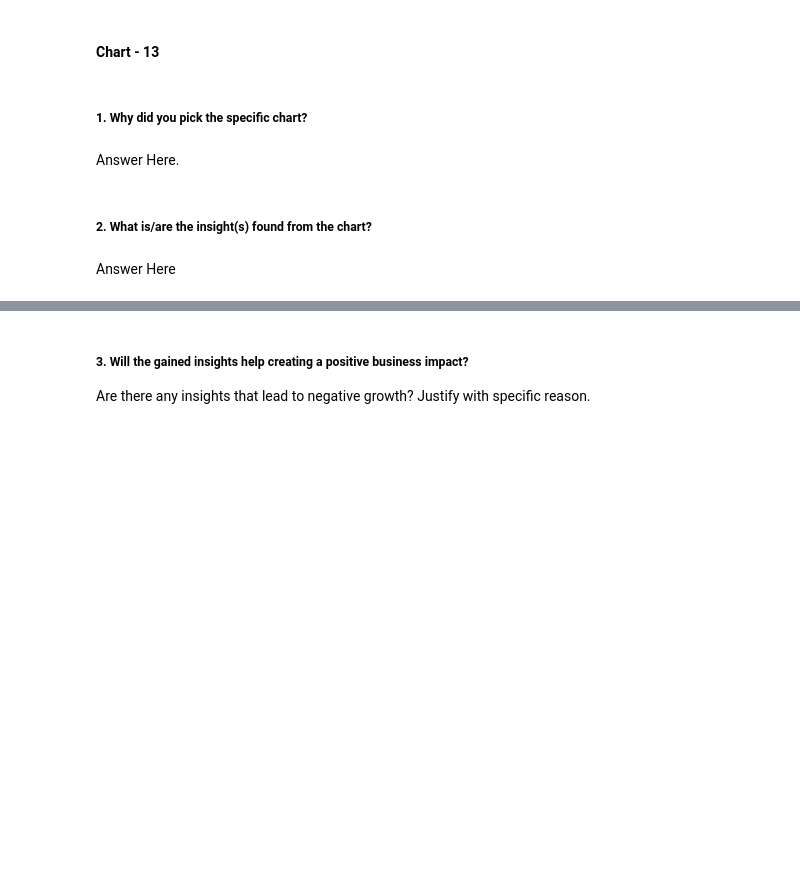
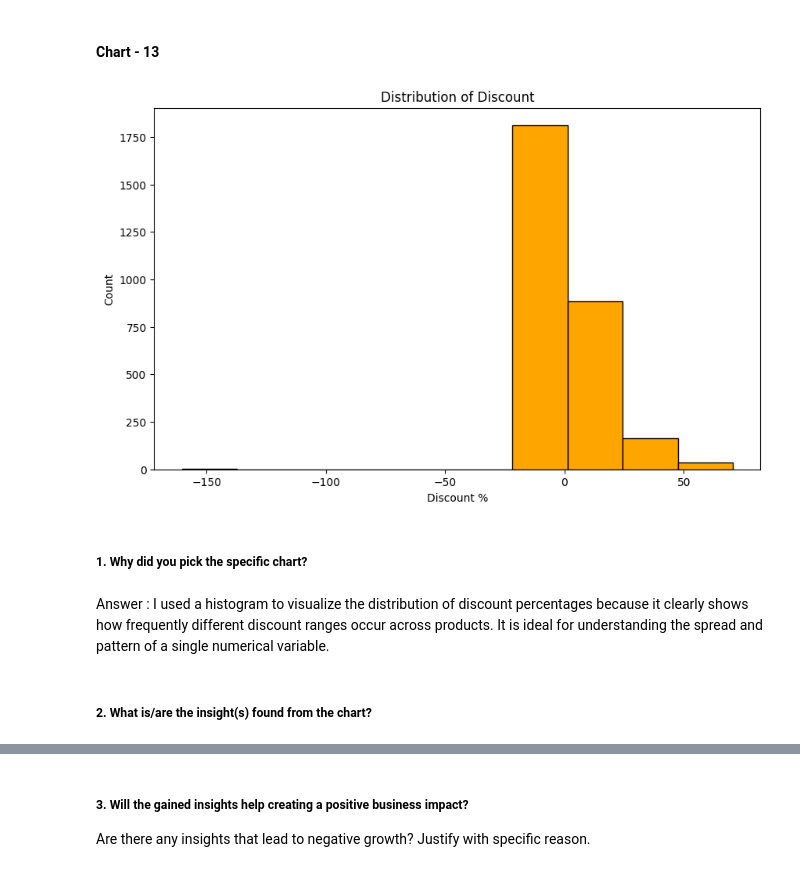
Before and after one commit to anujpurohit0501/flipkart-mobile-eda, a Jupyter notebook: Flipkart_Mobile_EDA.ipynb, the cells around one changed output, grey strips where cells are left out. Cells and saved outputs as stored; diff of their text form; code cells hidden in the pictures; blank space fills up the shorter version.

```diff
--- a/Flipkart_Mobile_EDA.ipynb
+++ b/Flipkart_Mobile_EDA.ipynb
@@ -637,8 +647,18 @@ If one or two brands dominate too much, it may indicate low diversity in invento
+# %%
+# Chart - 13 visualization code
+plt.figure(figsize=(10,6))
+df=df[df['Original Price']>0]
+z=df['discount']/df['Original Price'] *100
+z.plot(kind='hist',color='orange',edgecolor='black',bins=10)
+plt.xlabel('Discount %')
+plt.ylabel('Count')
+plt.title('Distribution of Discount')
+plt.show()
+# %% [output]
+[figure, added]
 # %% [markdown]
 ##### 1. Why did you pick the specific chart?
-# %% [markdown]
-Answer Here.
+# %% [markdown]
+Answer : I used a histogram to visualize the distribution of discount percentages because it clearly shows how frequently different discount ranges occur across products. It is ideal for understanding the spread and pattern of a single numerical variable.
 # %% [markdown]
 ##### 2. What is/are the insight(s) found from the chart?
-# %% [markdown]
-Answer Here
```
Also changed, not shown: parts of 32 cells of this notebook.
